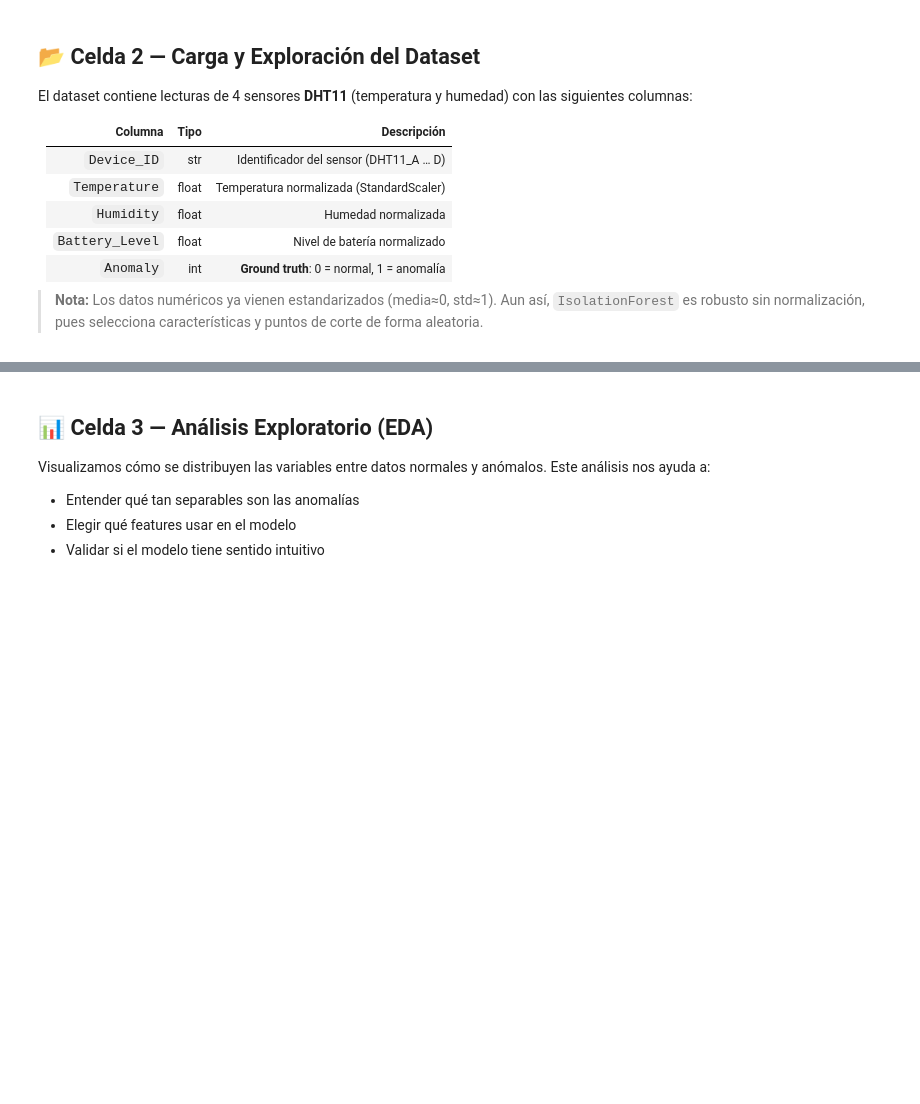
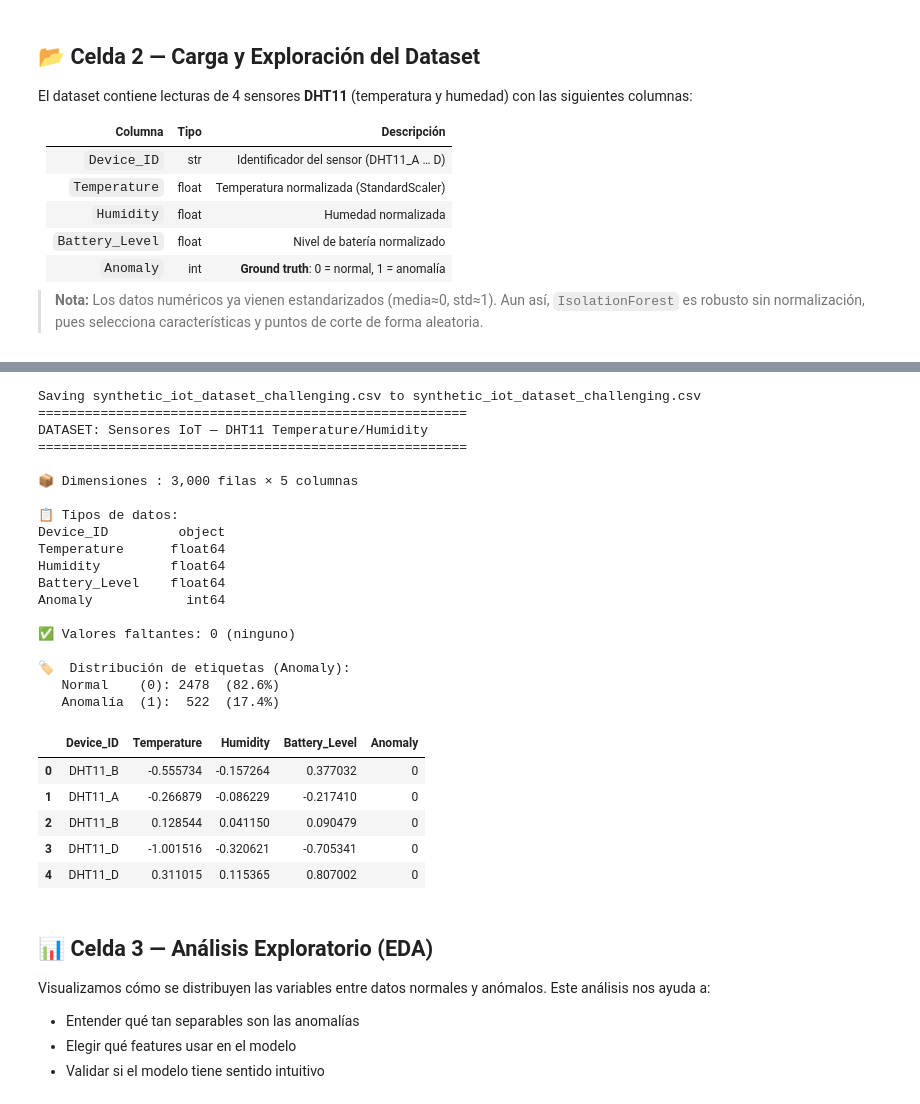
Before and after one commit to AnthoLogy63/iot-temperature-anomaly-detection, a Jupyter notebook: notebook/caso_practico.ipynb, the cells around one changed output, grey strips where cells are left out. Drawn from its saved outputs; the diff is of its cells as text; code cells hidden in the pictures; blank space fills up the shorter version.

```diff
--- a/notebook/caso_practico.ipynb
+++ b/notebook/caso_practico.ipynb
@@ -68,11 +73,11 @@ El dataset contiene lecturas de 4 sensores **DHT11** (temperatura y humedad) con
 # %%
 # ── Carga del dataset ──────────────────────────────────────────────────────
 # Si estás en Google Colab, usa:
-# from google.colab import files
-# uploaded = files.upload()  # sube synthetic_iot_dataset_challenging.csv
-# DATA_PATH = 'synthetic_iot_dataset_challenging.csv'
+from google.colab import files
+uploaded = files.upload()  # sube synthetic_iot_dataset_challenging.csv
+DATA_PATH = 'synthetic_iot_dataset_challenging.csv'
 
-DATA_PATH = 'data/synthetic_iot_dataset_challenging.csv'   # ruta local
+#DATA_PATH = 'data/synthetic_iot_dataset_challenging.csv'   # ruta local
 df = pd.read_csv(DATA_PATH)
 
 print('=' * 55)
@@ -89,3 +94,4 @@ print(f'   Normal    (0): {vc[0]:>4}  ({vc[0]/len(df)*100:.1f}%)')
 print(f'   Anomalía  (1): {vc[1]:>4}  ({vc[1]/len(df)*100:.1f}%)')
 print()
 df.head(5)
+# %% [output]
@@ -92,3 +99,28 @@ df.head(5)
+Saving synthetic_iot_dataset_challenging.csv to synthetic_iot_dataset_challenging.csv
+=======================================================
+DATASET: Sensores IoT — DHT11 Temperature/Humidity
+=======================================================
+
+📦 Dimensiones : 3,000 filas × 5 columnas
+
+📋 Tipos de datos:
+Device_ID         object
+Temperature      float64
+Humidity         float64
+Battery_Level    float64
+Anomaly            int64
+
+✅ Valores faltantes: 0 (ninguno)
+
+🏷️  Distribución de etiquetas (Anomaly):
+   Normal    (0): 2478  (82.6%)
+   Anomalía  (1):  522  (17.4%)
+|  | Device_ID | Temperature | Humidity | Battery_Level | Anomaly |
+| 0 | DHT11_B | -0.555734 | -0.157264 | 0.377032 | 0 |
+| 1 | DHT11_A | -0.266879 | -0.086229 | -0.217410 | 0 |
+| 2 | DHT11_B | 0.128544 | 0.041150 | 0.090479 | 0 |
+| 3 | DHT11_D | -1.001516 | -0.320621 | -0.705341 | 0 |
+| 4 | DHT11_D | 0.311015 | 0.115365 | 0.807002 | 0 |
 # %%
 # ── Estadísticas descriptivas ──────────────────────────────────────────────
 df.describe()
```
Also changed, not shown: parts of 7 cells of this notebook.
